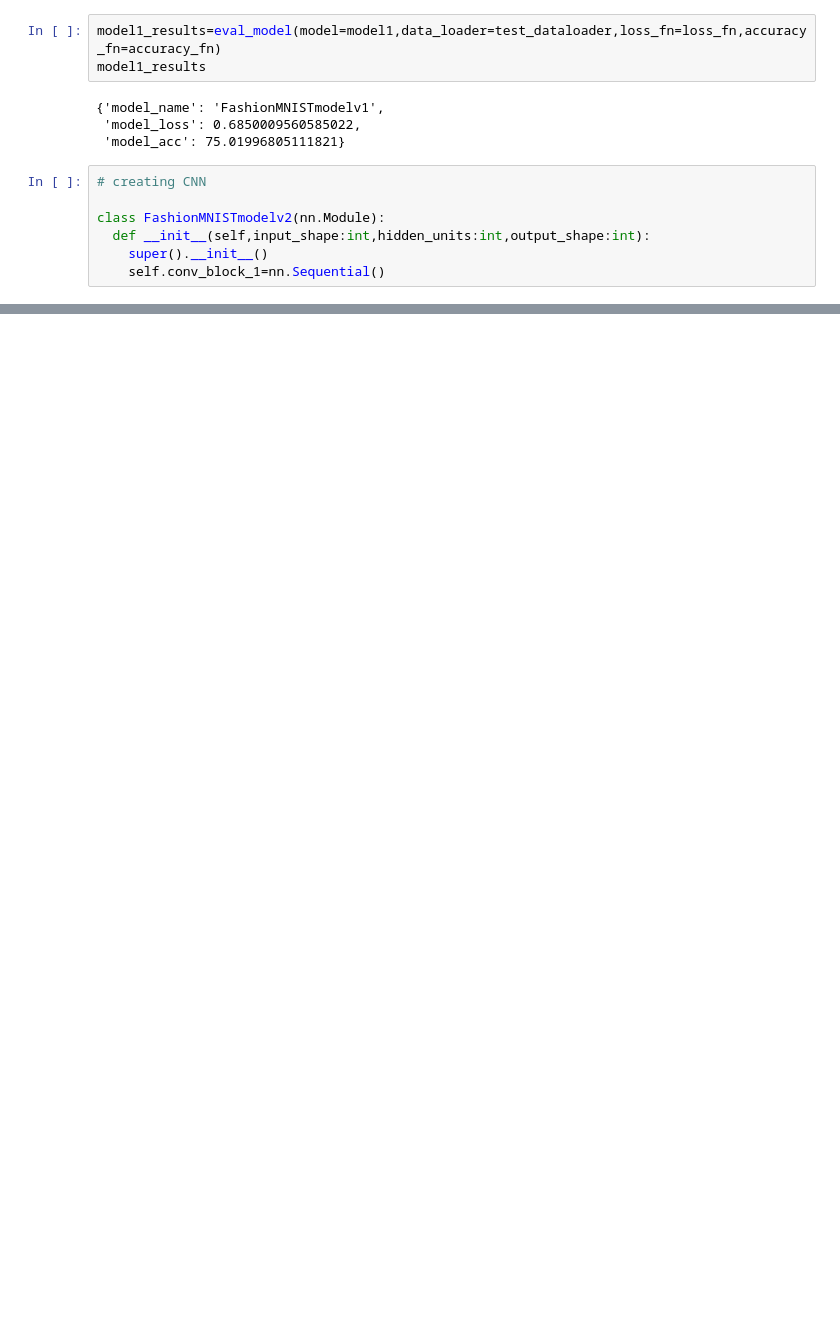
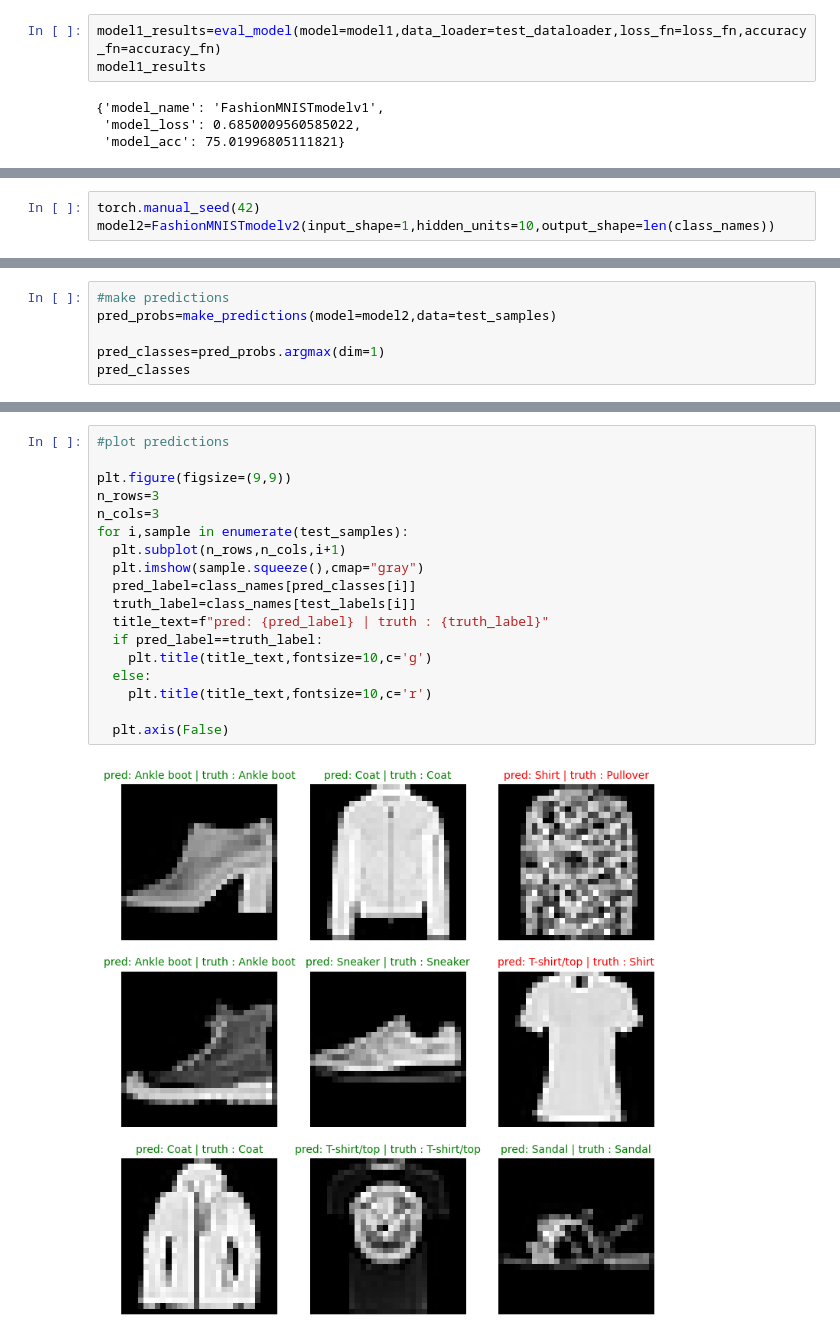
Before and after one commit to shree180103/fashion_mnist_cnn, a Jupyter notebook: fashion_mnist_cnn.ipynb, the cells around one changed output, grey strips where cells are left out. Cells and saved outputs as stored; diff of their text form; blank space fills up the shorter version.

```diff
--- a/fashion_mnist_cnn.ipynb
+++ b/fashion_mnist_cnn.ipynb
@@ -510,10 +494,3 @@ model1_results
 {'model_name': 'FashionMNISTmodelv1',
  'model_loss': 0.6850009560585022,
  'model_acc': 75.01996805111821}
-# %%
-# creating CNN
-
-class FashionMNISTmodelv2(nn.Module):
-  def __init__(self,input_shape:int,hidden_units:int,output_shape:int):
-    super().__init__()
-    self.conv_block_1=nn.Sequential()
@@ -519,0 +533,3 @@ class FashionMNISTmodelv2(nn.Module):
+# %%
+torch.manual_seed(42)
+model2=FashionMNISTmodelv2(input_shape=1,hidden_units=10,output_shape=len(class_names))
@@ -519,0 +654,6 @@ class FashionMNISTmodelv2(nn.Module):
+# %%
+#make predictions
+pred_probs=make_predictions(model=model2,data=test_samples)
+
+pred_classes=pred_probs.argmax(dim=1)
+pred_classes
@@ -519,0 +666,20 @@ class FashionMNISTmodelv2(nn.Module):
+# %%
+#plot predictions
+
+plt.figure(figsize=(9,9))
+n_rows=3
+n_cols=3
+for i,sample in enumerate(test_samples):
+  plt.subplot(n_rows,n_cols,i+1)
+  plt.imshow(sample.squeeze(),cmap="gray")
+  pred_label=class_names[pred_classes[i]]
+  truth_label=class_names[test_labels[i]]
+  title_text=f"pred: {pred_label} | truth : {truth_label}"
+  if pred_label==truth_label:
+    plt.title(title_text,fontsize=10,c='g')
+  else:
+    plt.title(title_text,fontsize=10,c='r')
+
+  plt.axis(False)
+# %% [output]
+[figure, added]
```
Also changed, not shown: parts of 22 cells of this notebook.
